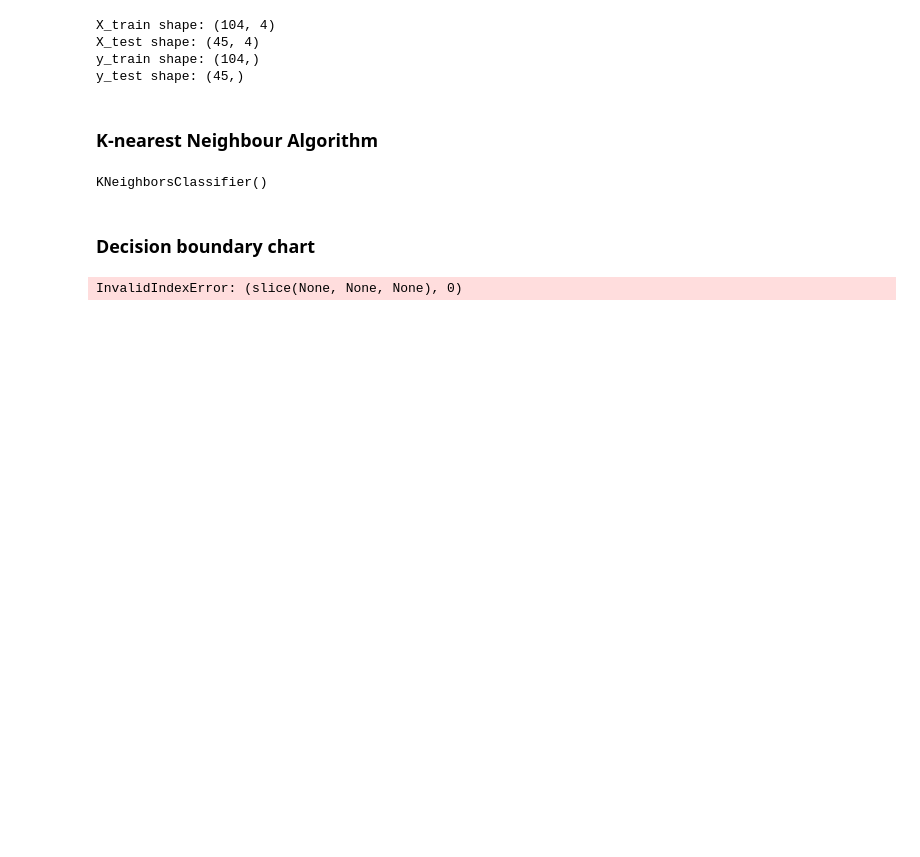
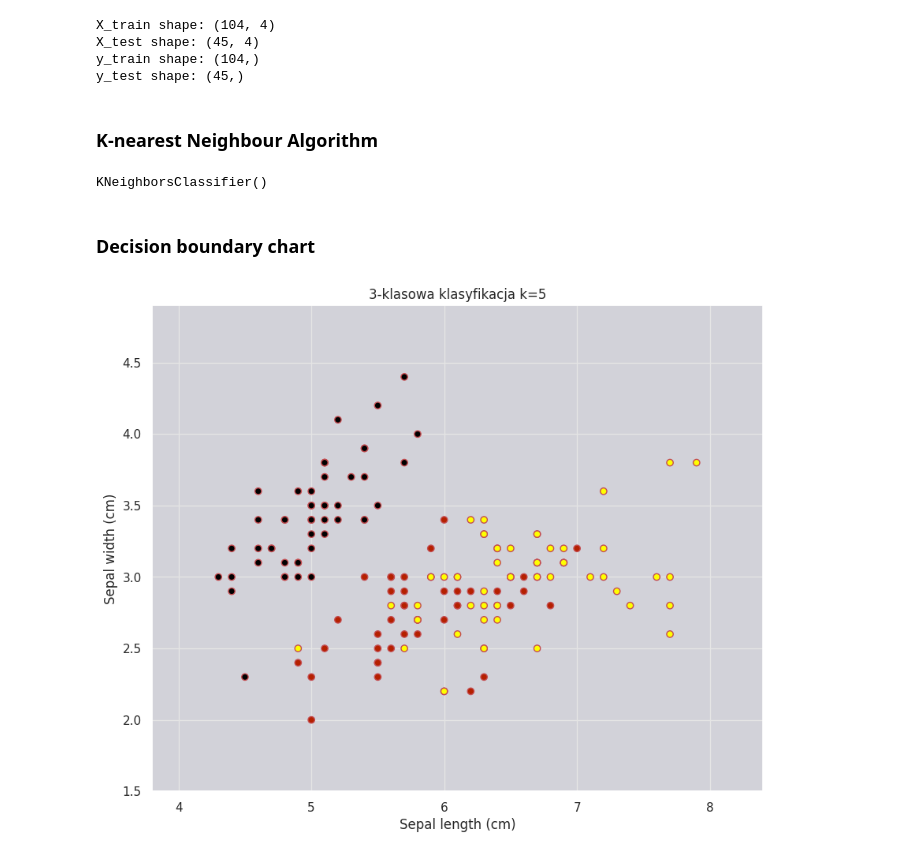
Before and after one commit to davidofitaly/04_ml_classification_projects, a Jupyter notebook: Untitled292.ipynb, the cells around one changed output. Saved outputs shown, nothing was run; the diff lists cells and outputs as text; code cells hidden in the pictures; blank space fills up the shorter version.

```diff
--- a/Untitled292.ipynb
+++ b/Untitled292.ipynb
@@ -376,20 +376,35 @@ KNeighborsClassifier()
 # %% [markdown]
 ### <a name='8'></a> Decision boundary chart
 # %%
-x_min, x_max = data[:, 0].min() - 0.5, data[:, 0].max() + 0.5
-y_min, y_max = data[:, 1].min() - 0.5, data[:, 1].max() + 0.5
+# Ustal zakresy dla wszystkich cech
+x_min, x_max = data.iloc[:, 0].min() - 0.5, data.iloc[:, 0].max() + 0.5
+y_min, y_max = data.iloc[:, 1].min() - 0.5, data.iloc[:, 1].max() + 0.5
 
+# Stworzenie siatki punktów do klasyfikacji (tylko dla dwóch cech)
 xx, yy = np.meshgrid(np.arange(x_min, x_max, 0.01), np.arange(y_min, y_max, 0.01))
+
+# Tworzenie macierzy z danymi (dwie cechy dla 2D)
 mesh = np.c_[xx.ravel(), yy.ravel()]
-Z = classifier.predict(mesh)
+
+# Tutaj będziesz musiał przewidzieć klasy na podstawie dwóch cech (np. sepal length i sepal width)
+# Jeśli chcesz uwzględnić wszystkie cechy, musisz je odpowiednio skonstruować
+
+# Dodaj 'petal length' i 'petal width' jako stałe wartości (możesz dostosować)
+mesh_full = np.column_stack((mesh, np.full(mesh.shape[0], 1.5), np.full(mesh.shape[0], 0.2)))  # Przykładowe wartości
+
+# Prognozowanie
+Z = classifier.predict(mesh_full)
 Z = Z.reshape(xx.shape)
 
+# Wizualizacja granicy decyzyjnej
 plt.figure(figsize=(10, 8))
 plt.pcolormesh(xx, yy, Z, cmap='gnuplot', alpha=0.1)
-plt.scatter(data[:, 0], data[:, 1], c=target, cmap='gnuplot', edgecolors='r')
+plt.scatter(data.iloc[:, 0], data.iloc[:, 1], c=target, cmap='gnuplot', edgecolors='r')
 plt.xlim(xx.min(), xx.max())
 plt.ylim(yy.min(), yy.max())
-plt.title('3-class classification k=5')
+plt.title('3-klasowa klasyfikacja k=5')
+plt.xlabel('Sepal length (cm)')
+plt.ylabel('Sepal width (cm)')
 plt.show()
 # %% [output]
-InvalidIndexError: (slice(None, None, None), 0)
+[figure, added]
```
